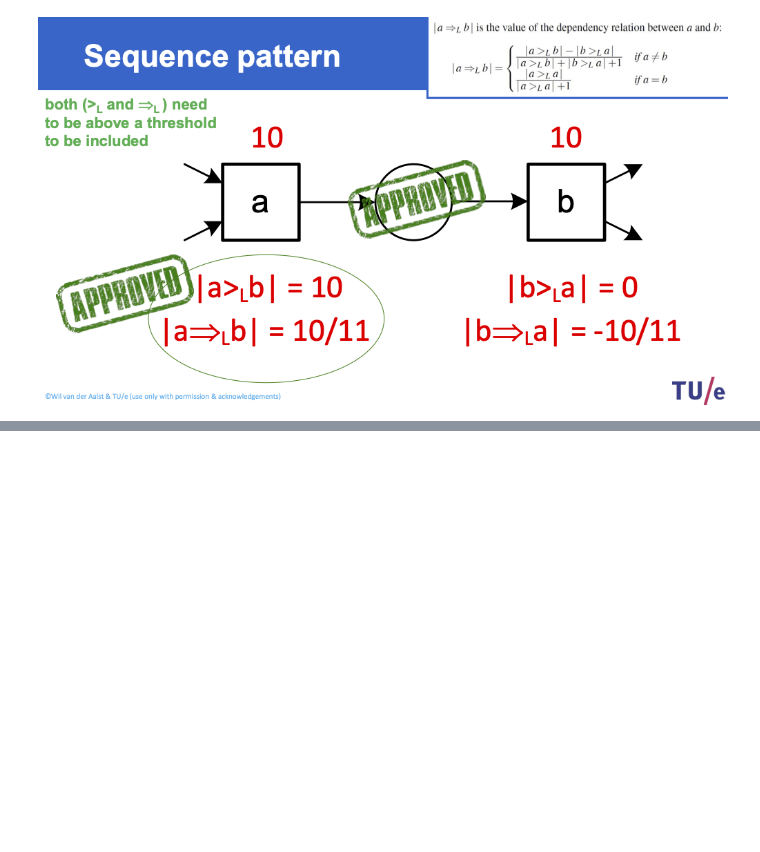
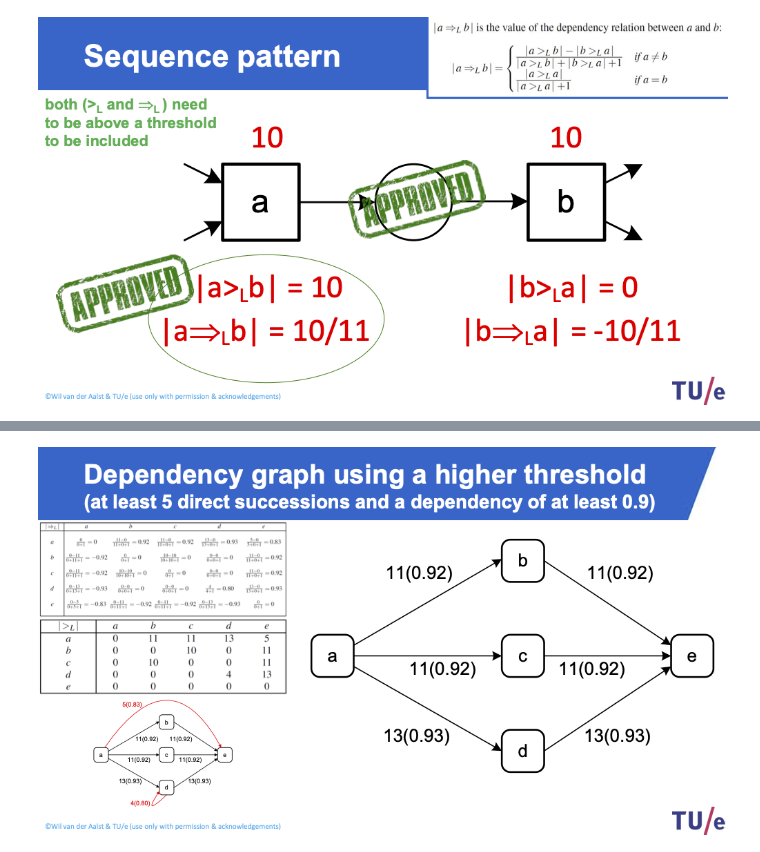
Before and after one commit to EMbeDS-education/ComputingDataAnalysisModeling20242025, a Jupyter notebook: PDAI/jupyter/jupyterNotebooks/M2PM_05DependencyGraphs_HeuristicMiner.ipynb, the cells around one changed output, grey strips where cells are left out. Cells and saved outputs as stored; diff of their text form; code cells hidden in the pictures; blank space fills up the shorter version.

```diff
--- a/PDAI/jupyter/jupyterNotebooks/M2PM_05DependencyGraphs_HeuristicMiner.ipynb
+++ b/PDAI/jupyter/jupyterNotebooks/M2PM_05DependencyGraphs_HeuristicMiner.ipynb
@@ -265,0 +280,4 @@ display(Image(pm_slides+'depMeasureEx3.png',width=700))
+# %%
+display(Image(pm_slides+'depMeasureEx3d.png',width=700))
+# %% [output]
+[figure, added]
```
Also changed, not shown: parts of 13 cells of this notebook, 3 other files.
